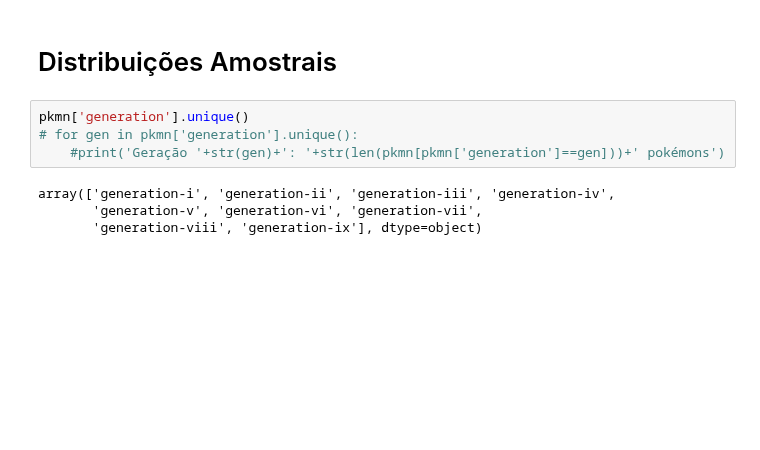
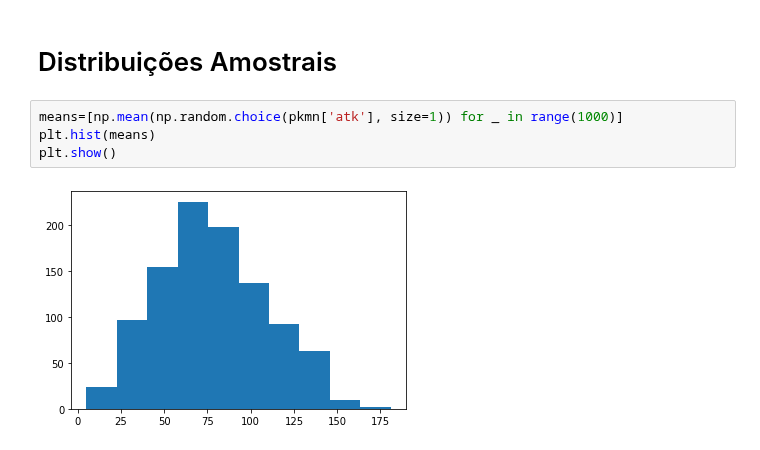
Before and after one commit to CaioCBCouto/Estatistica, a Jupyter notebook: ccbc.ipynb, the cells around one changed output. Cells and saved outputs as stored; diff of their text form; blank space fills up the shorter version.

```diff
--- a/ccbc.ipynb
+++ b/ccbc.ipynb
@@ -258,11 +206,9 @@ normalpadraorows3.head(10)
 | 9 | 0.323835 | 0.728628 | -0.485752 | -0.485752 | 1.538215 | -1.862050 | 0.242876 |
 # %% [markdown]
 # Distribuições Amostrais
-# %%
-pkmn['generation'].unique()
-# for gen in pkmn['generation'].unique():
-    #print('Geração '+str(gen)+': '+str(len(pkmn[pkmn['generation']==gen]))+' pokémons')
-# %% [output]
-array(['generation-i', 'generation-ii', 'generation-iii', 'generation-iv',
-       'generation-v', 'generation-vi', 'generation-vii',
-       'generation-viii', 'generation-ix'], dtype=object)
+# %%
+means=[np.mean(np.random.choice(pkmn['atk'], size=1)) for _ in range(1000)]
+plt.hist(means)
+plt.show()
+# %% [output]
+[figure, added]
```
Also changed, not shown: parts of 17 cells of this notebook.
